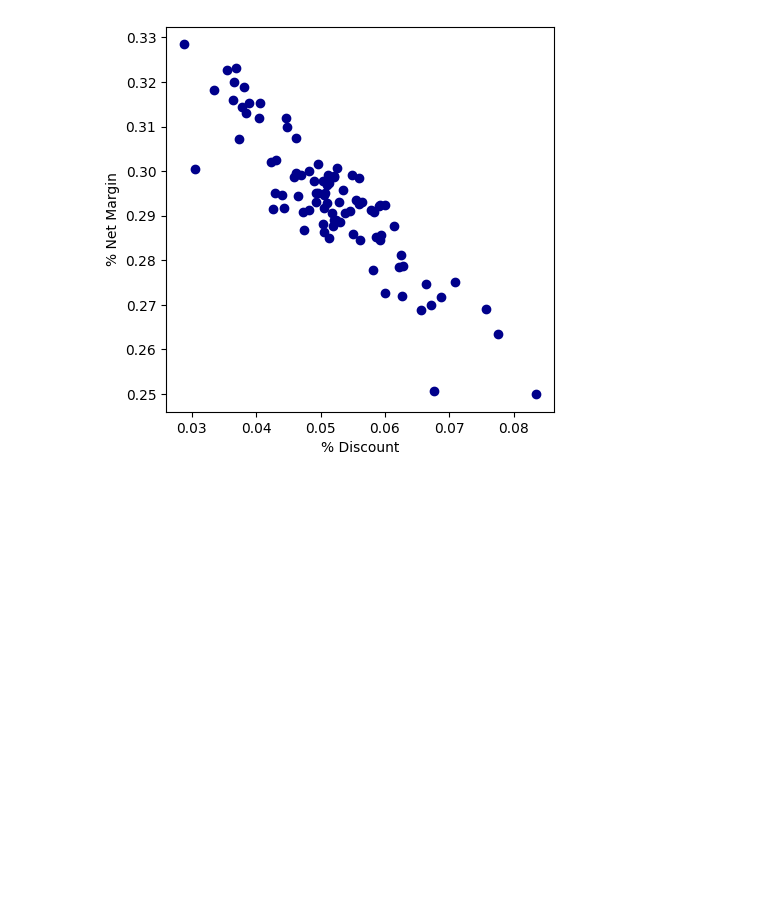
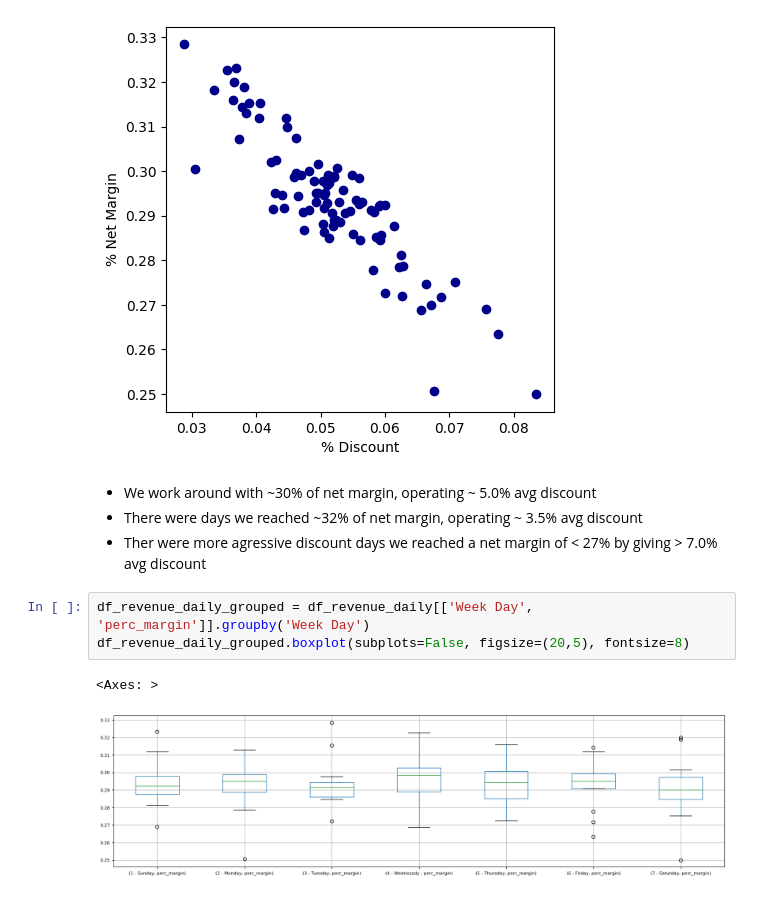
Before and after one commit to jsamu1994/data-challenge-jan-2024, a Jupyter notebook: python_files/exploring_dataset_1.ipynb, the cells around one changed output. Saved outputs shown, nothing was run; the diff lists cells and outputs as text; blank space fills up the shorter version.

```diff
--- a/python_files/exploring_dataset_1.ipynb
+++ b/python_files/exploring_dataset_1.ipynb
@@ -298,3 +310,13 @@ plt.xlabel('% Discount')
 # %% [output]
 Text(0.5, 0, '% Discount')
 [figure]
+# %% [markdown]
+* We work around with ~30% of net margin, operating ~ 5.0% avg discount
+* There were days we reached ~32% of net margin, operating ~ 3.5% avg discount
+* Ther were more agressive discount days we reached a net margin of < 27% by giving > 7.0% avg discount
+# %%
+df_revenue_daily_grouped = df_revenue_daily[['Week Day', 'perc_margin']].groupby('Week Day')
+df_revenue_daily_grouped.boxplot(subplots=False, figsize=(20,5), fontsize=8)
+# %% [output]
+<Axes: >
+[figure, added]
```
Also changed, not shown: parts of 4 cells of this notebook.
